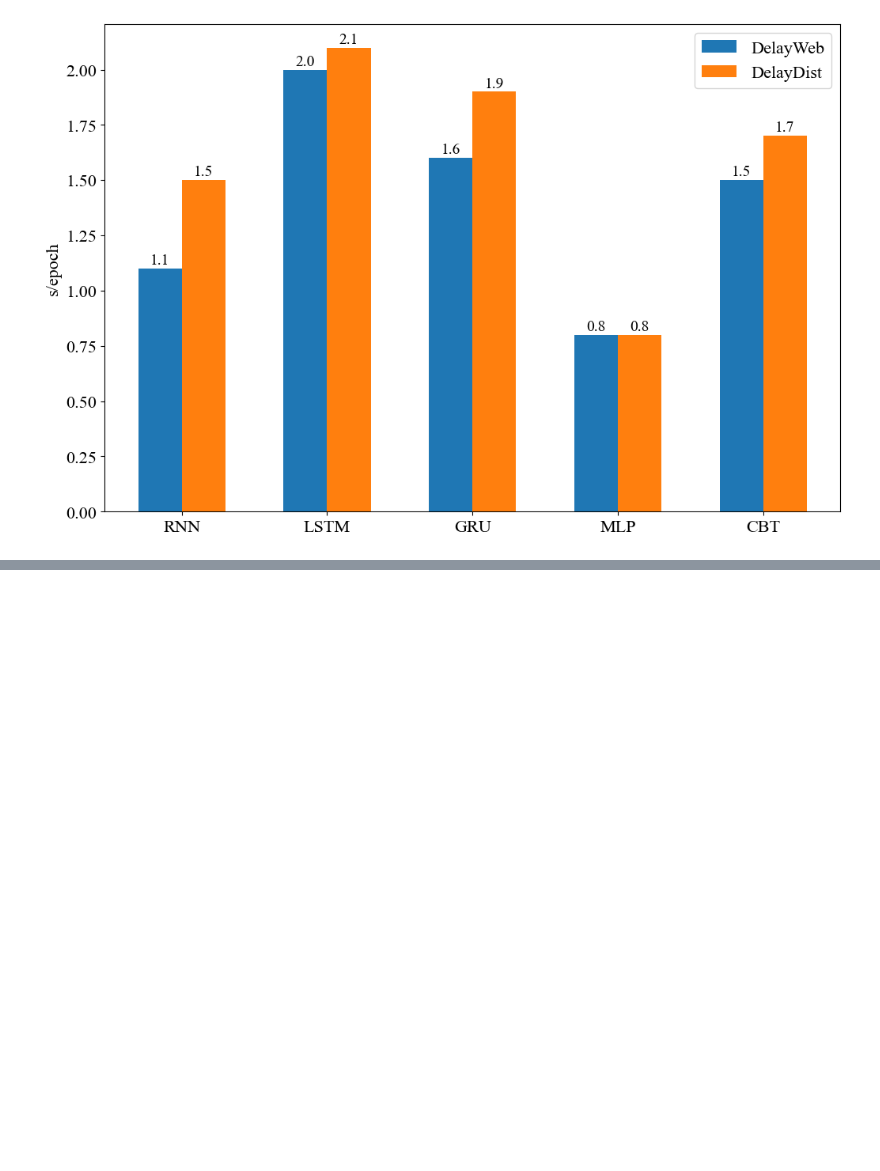
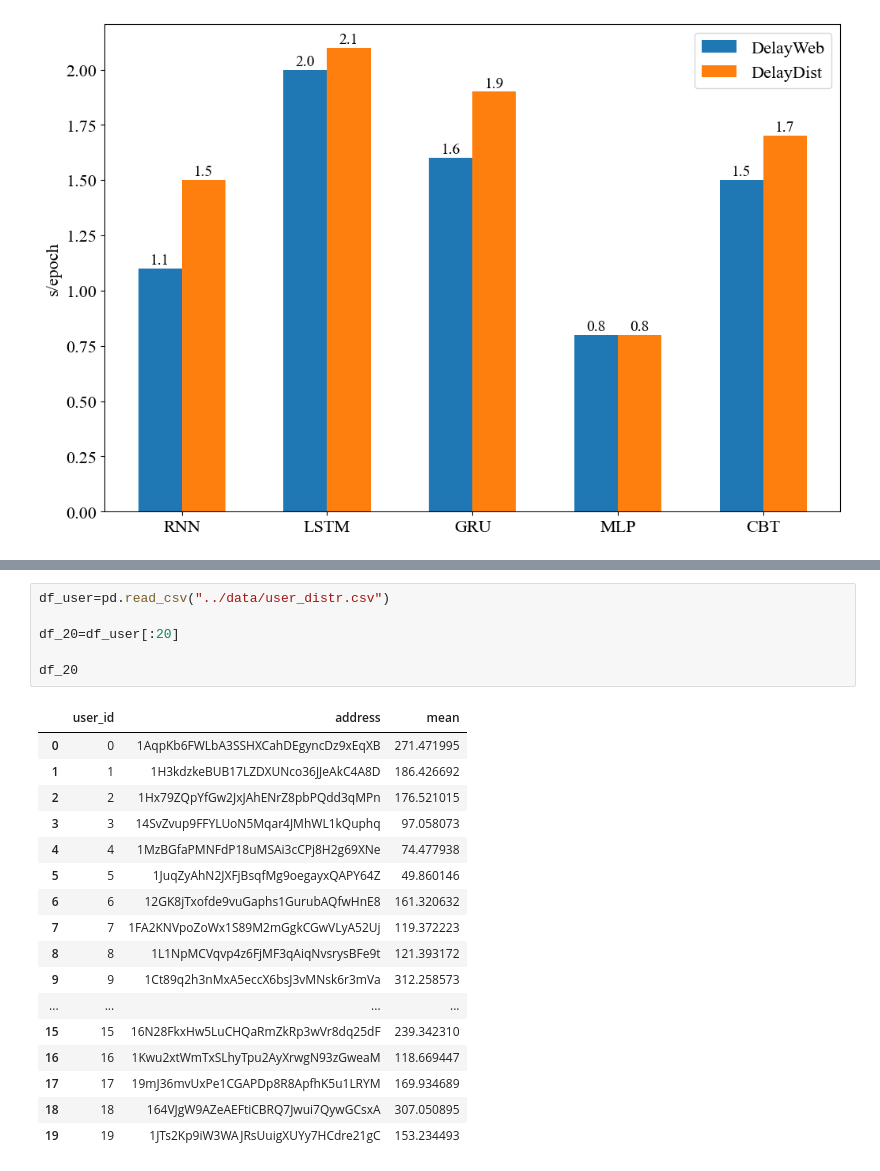
Before and after one commit to XDZhelheim/CSE5005-Project, a Jupyter notebook: pictures/draw_pics.ipynb, the cells around one changed output, grey strips where cells are left out. Drawn from its saved outputs; the diff is of its cells as text; blank space fills up the shorter version.

```diff
--- a/pictures/draw_pics.ipynb
+++ b/pictures/draw_pics.ipynb
@@ -82,0 +149,24 @@ plt.show();
+# %%
+df_user=pd.read_csv("../data/user_distr.csv")
+
+df_20=df_user[:20]
+
+df_20
+# %% [output]
+|  | user_id | address | mean |
+| 0 | 0 | 1AqpKb6FWLbA3SSHXCahDEgyncDz9xEqXB | 271.471995 |
+| 1 | 1 | 1H3kdzkeBUB17LZDXUNco36JJeAkC4A8D | 186.426692 |
+| 2 | 2 | 1Hx79ZQpYfGw2JxJAhENrZ8pbPQdd3qMPn | 176.521015 |
+| 3 | 3 | 14SvZvup9FFYLUoN5Mqar4JMhWL1kQuphq | 97.058073 |
+| 4 | 4 | 1MzBGfaPMNFdP18uMSAi3cCPj8H2g69XNe | 74.477938 |
+| 5 | 5 | 1JuqZyAhN2JXFjBsqfMg9oegayxQAPY64Z | 49.860146 |
+| 6 | 6 | 12GK8jTxofde9vuGaphs1GurubAQfwHnE8 | 161.320632 |
+| 7 | 7 | 1FA2KNVpoZoWx1S89M2mGgkCGwVLyA52Uj | 119.372223 |
+| 8 | 8 | 1L1NpMCVqvp4z6FjMF3qAiqNvsrysBFe9t | 121.393172 |
+| 9 | 9 | 1Ct89q2h3nMxA5eccX6bsJ3vMNsk6r3mVa | 312.258573 |
+| ... | ... | ... | ... |
+| 15 | 15 | 16N28FkxHw5LuCHQaRmZkRp3wVr8dq25dF | 239.342310 |
+| 16 | 16 | 1Kwu2xtWmTxSLhyTpu2AyXrwgN93zGweaM | 118.669447 |
+| 17 | 17 | 19mJ36mvUxPe1CGAPDp8R8ApfhK5u1LRYM | 169.934689 |
+| 18 | 18 | 164VJgW9AZeAEFtiCBRQ7Jwui7QywGCsxA | 307.050895 |
+| 19 | 19 | 1JTs2Kp9iW3WAJRsUuigXUYy7HCdre21gC | 153.234493 |
```
Also changed, not shown: parts of 7 cells of this notebook, 7 other files.
